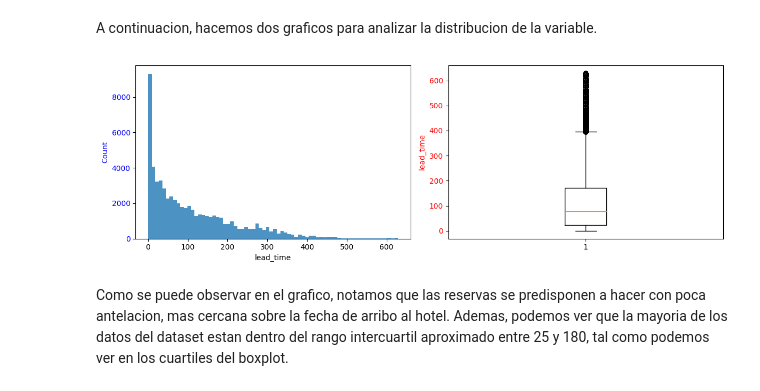
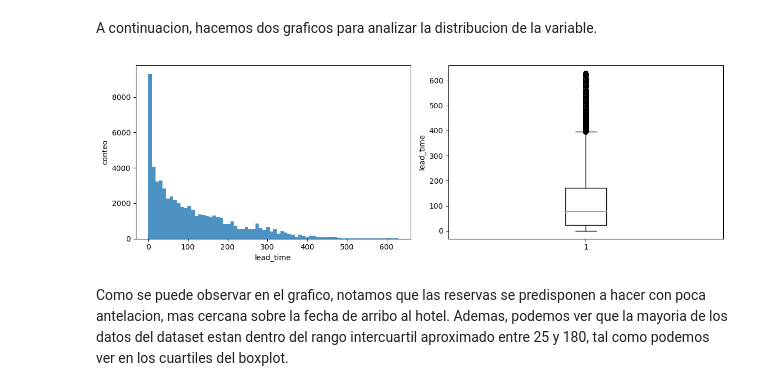
Before and after one commit to JuampiCarosi/7506R-2C2023-GRUPO23, a Jupyter notebook: 7506R_TP1_GRUPO23_CHP1_ENTREGA.ipynb, the cells around one changed output. Saved outputs shown, nothing was run; the diff lists cells and outputs as text; code cells hidden in the pictures.

```diff
--- a/7506R_TP1_GRUPO23_CHP1_ENTREGA.ipynb
+++ b/7506R_TP1_GRUPO23_CHP1_ENTREGA.ipynb
@@ -106,3 +86,5 @@ memory usage: 14.6+ MB
+# %%
+df["children"] = df["children"].convert_dtypes(int)
 # %% [markdown]
 Decidimos cambiar el nombre de algunas variables ya que alguna de sus partes eran medio redundantes y otras no expresaban el contexto total de la variable.
 Con el info de abajo podemos verificar que los nombres se cambiaron correctamente.
@@ -192,18 +174,18 @@ A continuacion, hacemos dos graficos para analizar la distribucion de la variabl
 # %%
 fig, (ax1, ax2) = plt.subplots(1, 2, figsize=(12, 4))
 
 ax1.hist(df['lead_time'], bins = 70 , alpha = 0.8)
 ax1.set_xlabel('lead_time')
-ax1.set_ylabel('Count', color='b')
-ax1.tick_params(axis='y', labelcolor='b')
+ax1.set_ylabel('conteo')
+ax1.tick_params(axis='y')
 
 ax2.boxplot(df['lead_time'])
-ax2.set_ylabel('lead_time', color='r')
-ax2.tick_params(axis='y', labelcolor='r')
+ax2.set_ylabel('lead_time')
+ax2.tick_params(axis='y')
 
 plt.tight_layout()
 plt.show()
 # %% [output]
-[figure, old version]
+[figure, new version]
 # %% [markdown]
 Como se puede observar en el grafico, notamos que las reservas se predisponen a hacer con poca antelacion, mas cercana sobre la fecha de arribo al hotel. Ademas, podemos ver que la mayoria de los datos del dataset estan dentro del rango intercuartil aproximado entre 25 y 180, tal como podemos ver en los cuartiles del boxplot.
```
Also changed, not shown: parts of 45 cells of this notebook.
